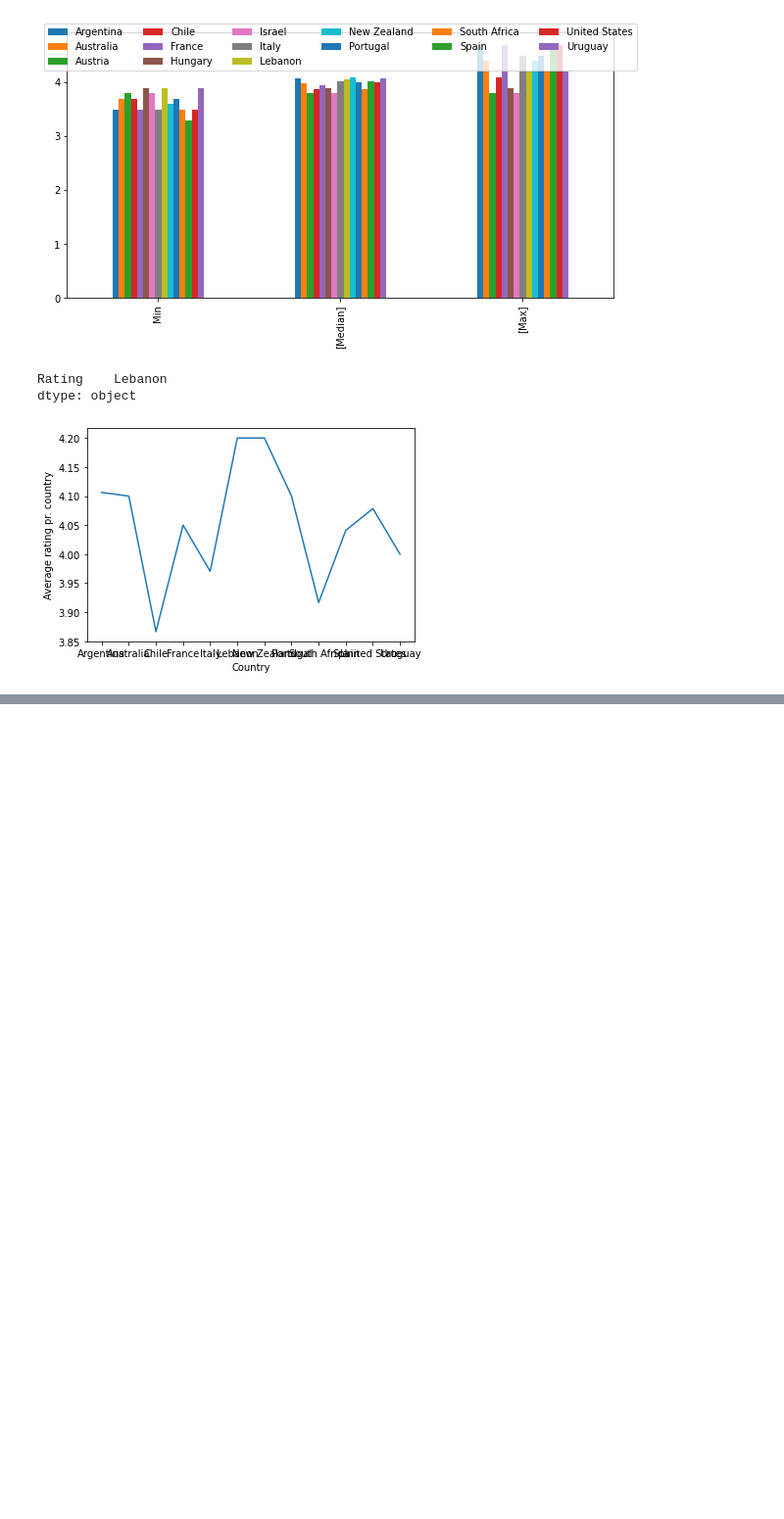
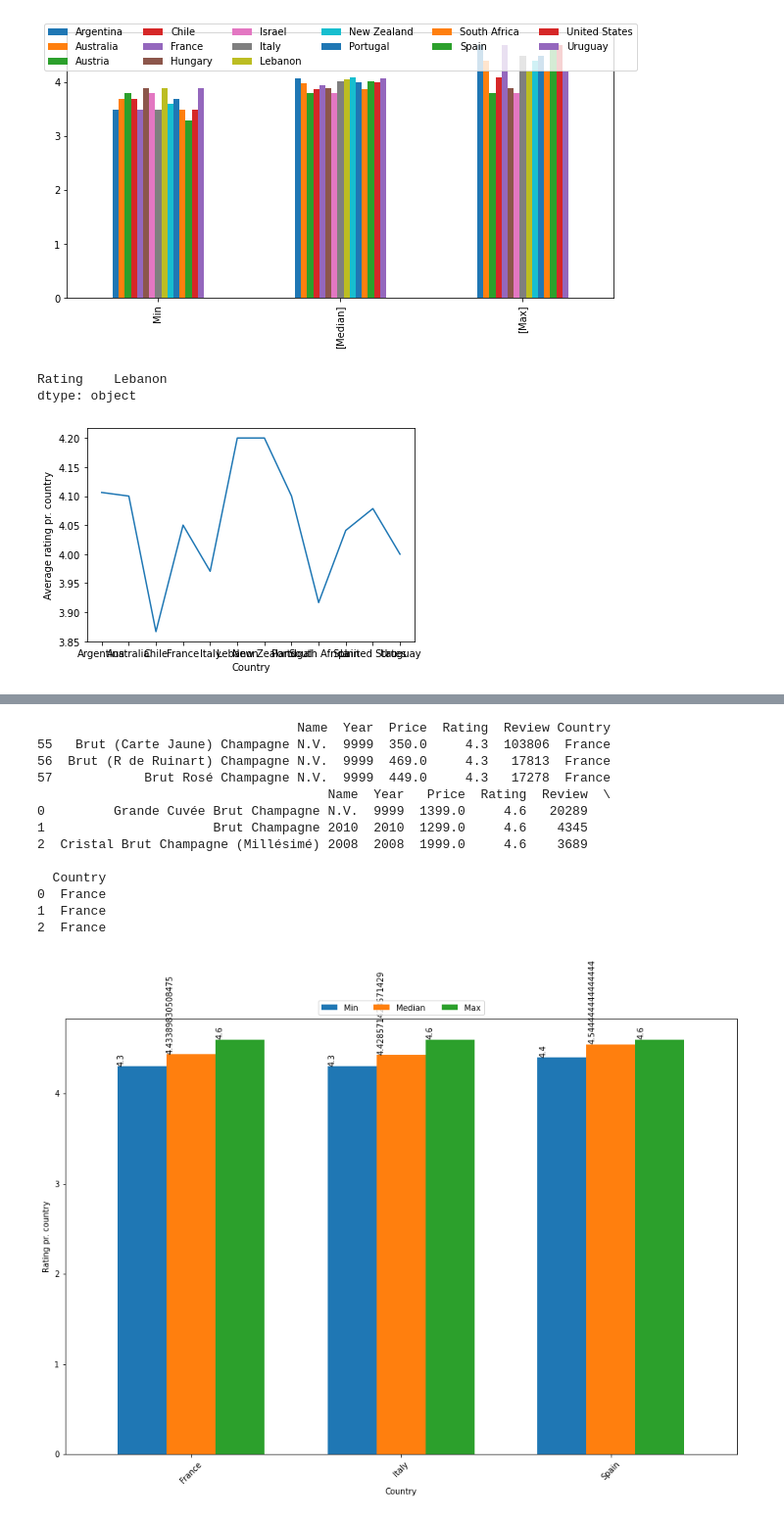
Before and after one commit to MathiasNoeClausen/pythonEksamen, a Jupyter notebook: Plot_rating.ipynb, the cells around one changed output, grey strips where cells are left out. Shown at 98% size. Cells and saved outputs as stored; diff of their text form; code cells hidden in the pictures; blank space fills up the shorter version.

```diff
--- a/Plot_rating.ipynb
+++ b/Plot_rating.ipynb
@@ -266,0 +309,19 @@ plt.ylabel('Average rating pr. country');
+# %%
+sparkling_df = pd.read_csv('sparklingwinedata.csv', names=["Name", "Year", "Price", "Rating", "Review", "Country"])
+sparkling_df.drop(sparkling_df[sparkling_df.Review < 95].index, inplace=False)
+plot_rating(sparkling_df)
+# %% [output]
+                                  Name  Year  Price  Rating  Review Country
+55   Brut (Carte Jaune) Champagne N.V.  9999  350.0     4.3  103806  France
+56  Brut (R de Ruinart) Champagne N.V.  9999  469.0     4.3   17813  France
+57            Brut Rosé Champagne N.V.  9999  449.0     4.3   17278  France
+                                      Name  Year   Price  Rating  Review  \
+0         Grande Cuvée Brut Champagne N.V.  9999  1399.0     4.6   20289
+1                      Brut Champagne 2010  2010  1299.0     4.6    4345
+2  Cristal Brut Champagne (Millésimé) 2008  2008  1999.0     4.6    3689
+
+  Country
+0  France
+1  France
+2  France
+[figure, added]
```
Also changed, not shown: parts of 5 cells of this notebook, 4 other files.
